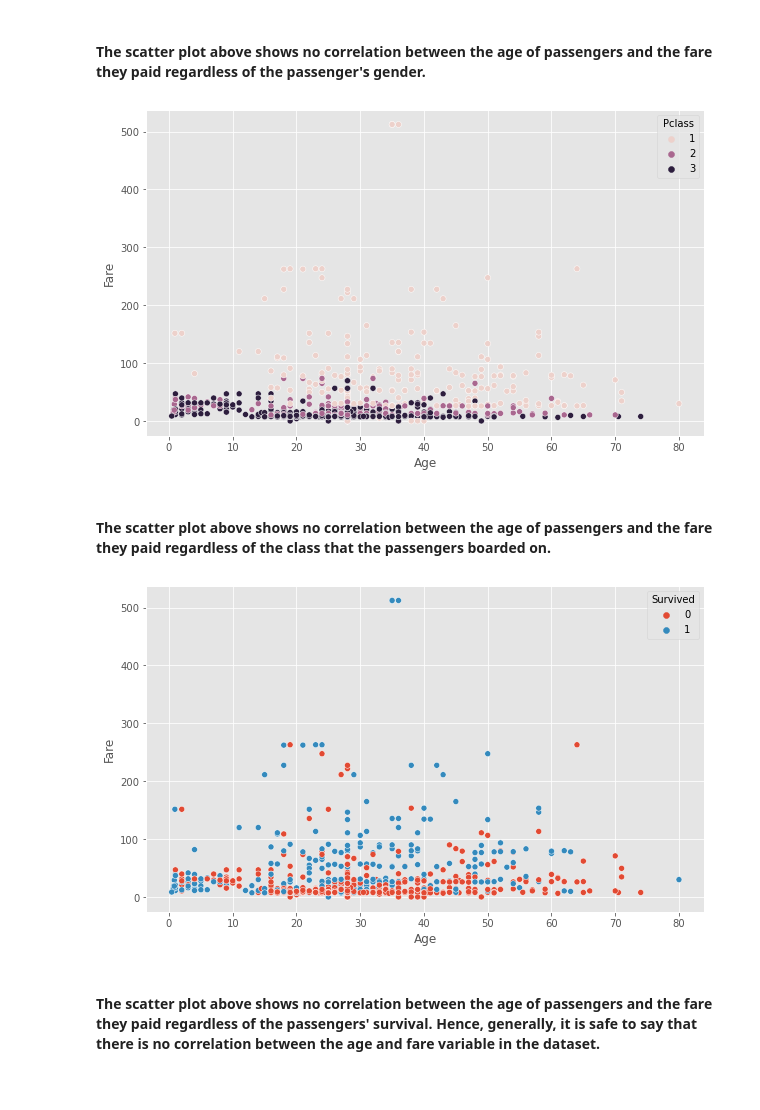
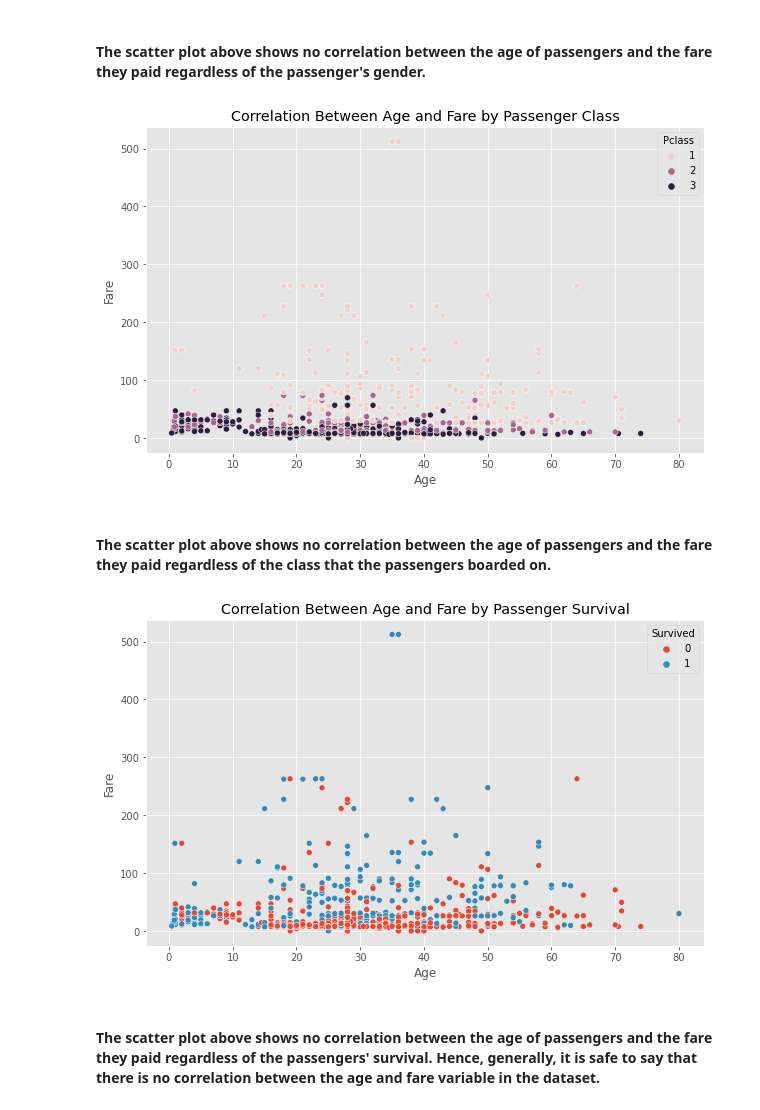
Before and after one commit to Bernice-Akinwande/Kaggle-BIPOC-Mentorship-project, a Jupyter notebook: Titanic Data Analysis .ipynb, the cells around one changed output. Cells and saved outputs as stored; diff of their text form; code cells hidden in the pictures.

```diff
--- a/Titanic Data Analysis .ipynb
+++ b/Titanic Data Analysis .ipynb
@@ -455,16 +456,18 @@ sns.scatterplot(train_df.Age, train_df.Fare, hue=train_df.Sex);
 #### The scatter plot above shows no correlation between the age of passengers and the fare they paid regardless of the passenger's gender.
 # %%
 fig = plt.figure(figsize=(10,6))
-sns.scatterplot(train_df.Age, train_df.Fare, hue=train_df.Pclass);
+sns.scatterplot(train_df.Age, train_df.Fare, hue=train_df.Pclass)
+plt.title('Correlation Between Age and Fare by Passenger Class');
 # %% [output]
-[figure, old version]
+[figure, new version]
 # %% [markdown]
 #### The scatter plot above shows no correlation between the age of passengers and the fare they paid regardless of the class that the passengers boarded on.
 # %%
 fig = plt.figure(figsize=(10,6))
-sns.scatterplot(train_df.Age, train_df.Fare, hue=train_df.Survived);
+sns.scatterplot(train_df.Age, train_df.Fare, hue=train_df.Survived)
+plt.title('Correlation Between Age and Fare by Passenger Survival');
 # %% [output]
-[figure, old version]
+[figure, new version]
 # %% [markdown]
 #### The scatter plot above shows no correlation between the age of passengers and the fare they paid regardless of the passengers' survival. Hence, generally, it is safe to say that there is no correlation between the age and fare variable in the dataset.
 # %% [markdown]
```
Also changed, not shown: parts of 4 cells of this notebook.
